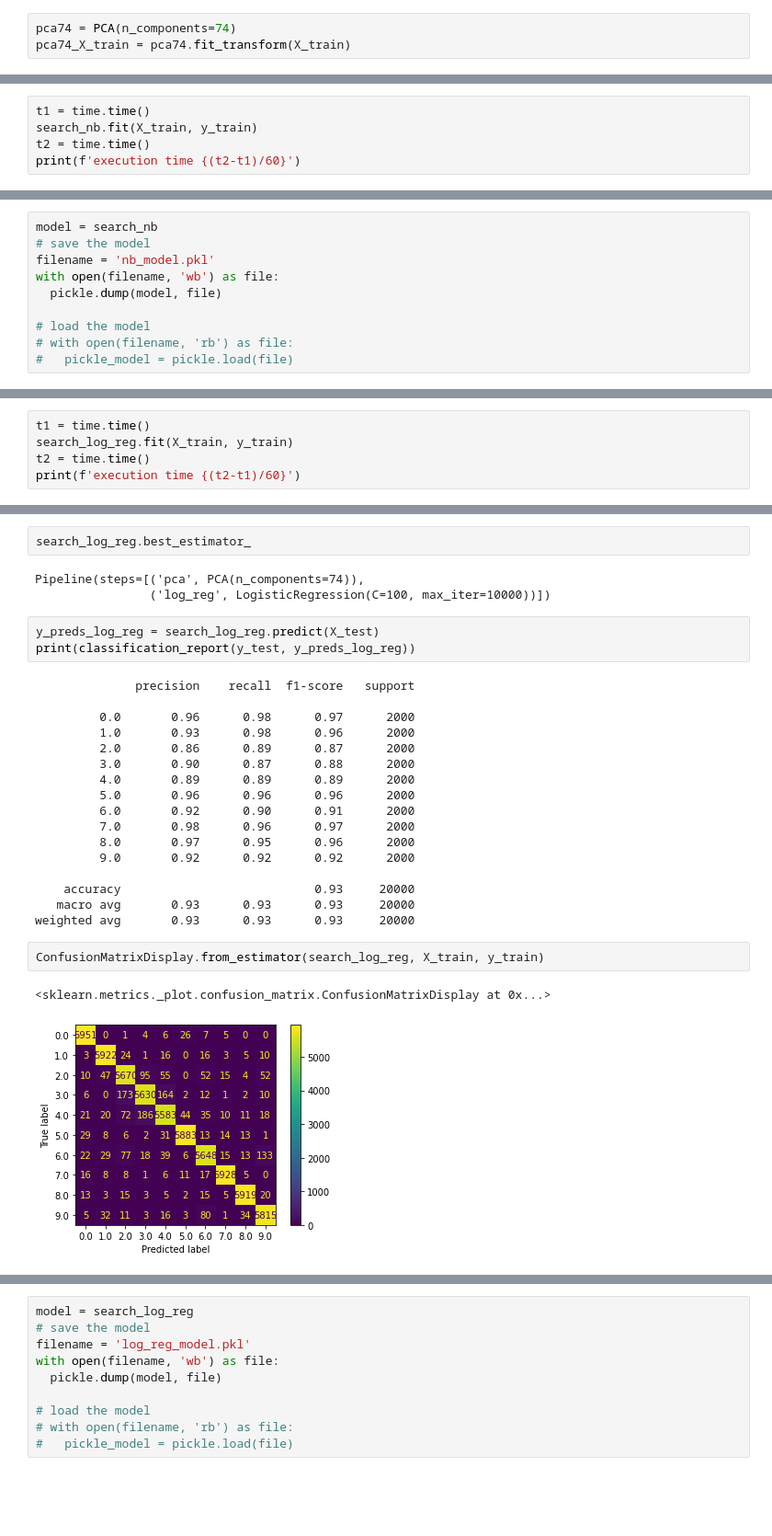
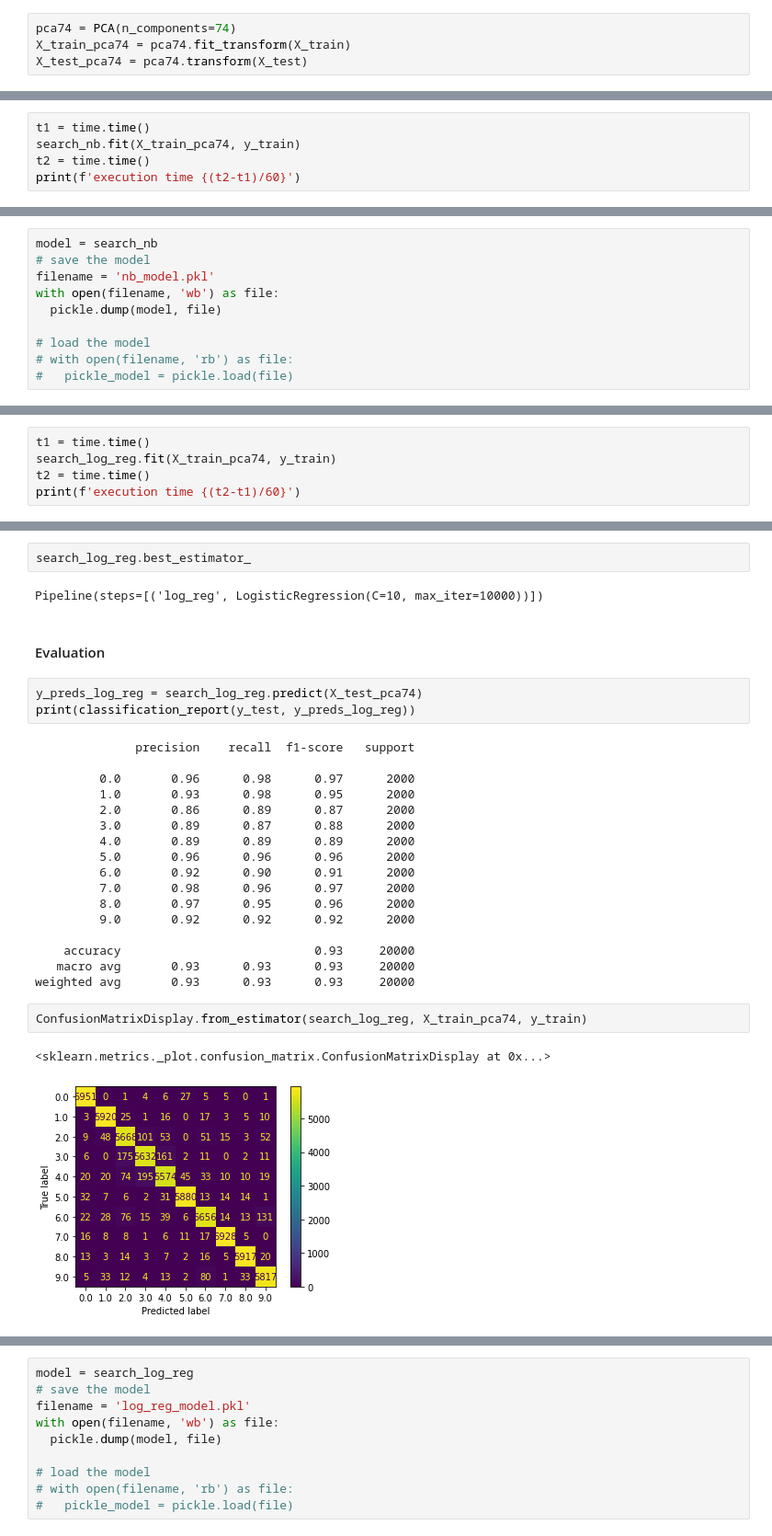
Before and after one commit to mo-amininasab/FarsiDigits-Recognizer, a Jupyter notebook: HodaDataSet_ML.ipynb, the cells around one changed output, grey strips where cells are left out. Shown at 92% size. Cells and saved outputs as stored; diff of their text form; blank space fills up the shorter version.

```diff
--- a/HodaDataSet_ML.ipynb
+++ b/HodaDataSet_ML.ipynb
@@ -205,6 +207,7 @@ ax.w_zaxis.set_ticklabels([])
 # %%
 pca74 = PCA(n_components=74)
-pca74_X_train = pca74.fit_transform(X_train)
+X_train_pca74 = pca74.fit_transform(X_train)
+X_test_pca74 = pca74.transform(X_test)
 # %%
 fig, axes = plt.subplots(5, 20, figsize=(30, 8))
 # fig.subplots_adjust(hspace=0.01, wspace=0.01)
@@ -234,7 +236,7 @@ params = {
 search_nb = GridSearchCV(steps, params, verbose=10)
 # %%
 t1 = time.time()
-search_nb.fit(X_train, y_train)
+search_nb.fit(X_train_pca74, y_train)
 t2 = time.time()
 print(f'execution time {(t2-t1)/60}')
 # %% [output]
@@ -336,7 +347,7 @@ params = {
 search_log_reg = GridSearchCV(steps, params, verbose=10)
 # %%
 t1 = time.time()
-search_log_reg.fit(X_train, y_train)
+search_log_reg.fit(X_train_pca74, y_train)
 t2 = time.time()
 print(f'execution time {(t2-t1)/60}')
 # %% [output]
@@ -360,18 +371,19 @@ execution time 74.13563724358876
 # %%
 search_log_reg.best_estimator_
 # %% [output]
-Pipeline(steps=[('pca', PCA(n_components=74)),
-                ('log_reg', LogisticRegression(C=100, max_iter=10000))])
+Pipeline(steps=[('log_reg', LogisticRegression(C=10, max_iter=10000))])
+# %% [markdown]
+#### Evaluation
 # %%
-y_preds_log_reg = search_log_reg.predict(X_test)
+y_preds_log_reg = search_log_reg.predict(X_test_pca74)
 print(classification_report(y_test, y_preds_log_reg))
 # %% [output]
               precision    recall  f1-score   support
 
          0.0       0.96      0.98      0.97      2000
-         1.0       0.93      0.98      0.96      2000
+         1.0       0.93      0.98      0.95      2000
          2.0       0.86      0.89      0.87      2000
-         3.0       0.90      0.87      0.88      2000
+         3.0       0.89      0.87      0.88      2000
          4.0       0.89      0.89      0.89      2000
          5.0       0.96      0.96      0.96      2000
          6.0       0.92      0.90      0.91      2000
@@ -383,8 +395,8 @@ print(classification_report(y_test, y_preds_log_reg))
    macro avg       0.93      0.93      0.93     20000
 weighted avg       0.93      0.93      0.93     20000
 # %%
-ConfusionMatrixDisplay.from_estimator(search_log_reg, X_train, y_train)
+ConfusionMatrixDisplay.from_estimator(search_log_reg, X_train_pca74, y_train)
 # %% [output]
 <sklearn.metrics._plot.confusion_matrix.ConfusionMatrixDisplay at 0x...>
-[figure, old version]
+[figure, new version]
 # %%
```
Also changed, not shown: parts of 42 cells of this notebook.
